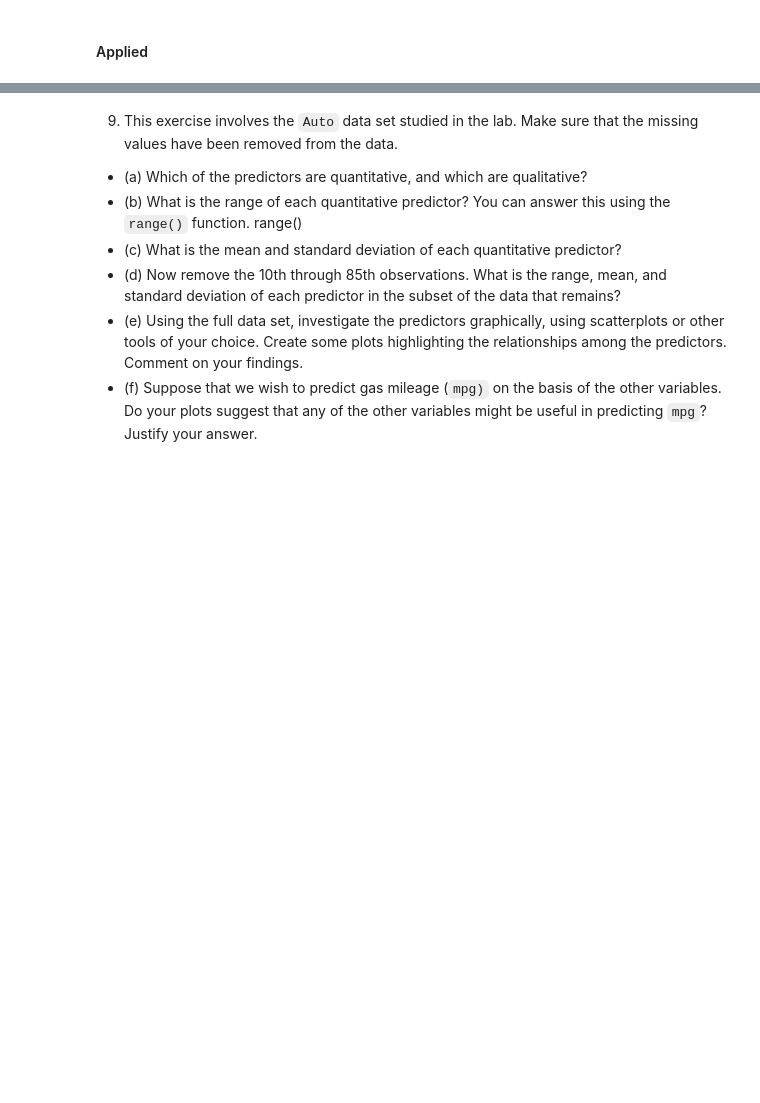
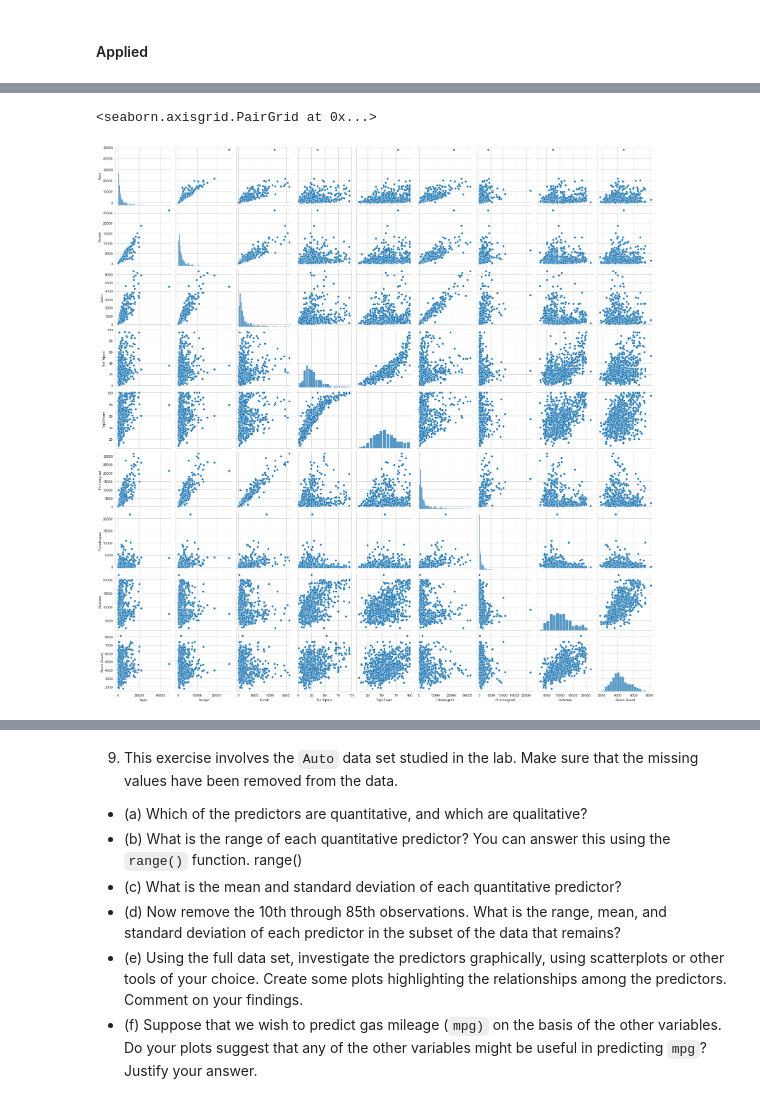
Before and after one commit to carl-schick/ISLR-python, a Jupyter notebook: My Notebooks/Chapter 2.ipynb, the cells around one changed output, grey strips where cells are left out. Drawn from its saved outputs; the diff is of its cells as text; code cells hidden in the pictures; blank space fills up the shorter version.

```diff
--- a/My Notebooks/Chapter 2.ipynb
+++ b/My Notebooks/Chapter 2.ipynb
@@ -166,3 +228,11 @@ plots can be made simultaneously. Modifying the arguments
 to this function will divide the screen in other ways.
   * vi. Continue exploring the data, and provide a brief summary
 of what you discover.
+# %%
+import pandas as pd
+import matplotlib.pyplot as plt
+import seaborn as sns
+from IPython.display import display
+
+college_data = pd.read_csv('Data/College.csv', index_col=0)
+college_data.head()
@@ -168,0 +258,5 @@ of what you discover.
+# %%
+sns.pairplot(data=college_data.iloc[:,:10])
+# %% [output]
+<seaborn.axisgrid.PairGrid at 0x...>
+[figure, added]
```
Also changed, not shown: parts of 23 cells of this notebook.
